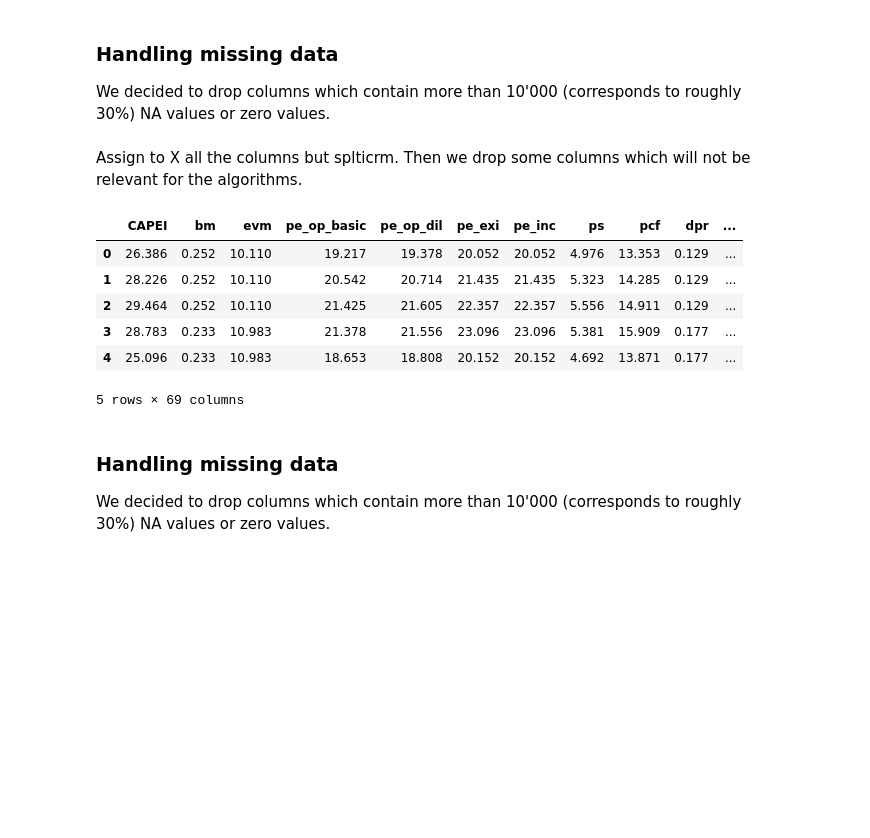
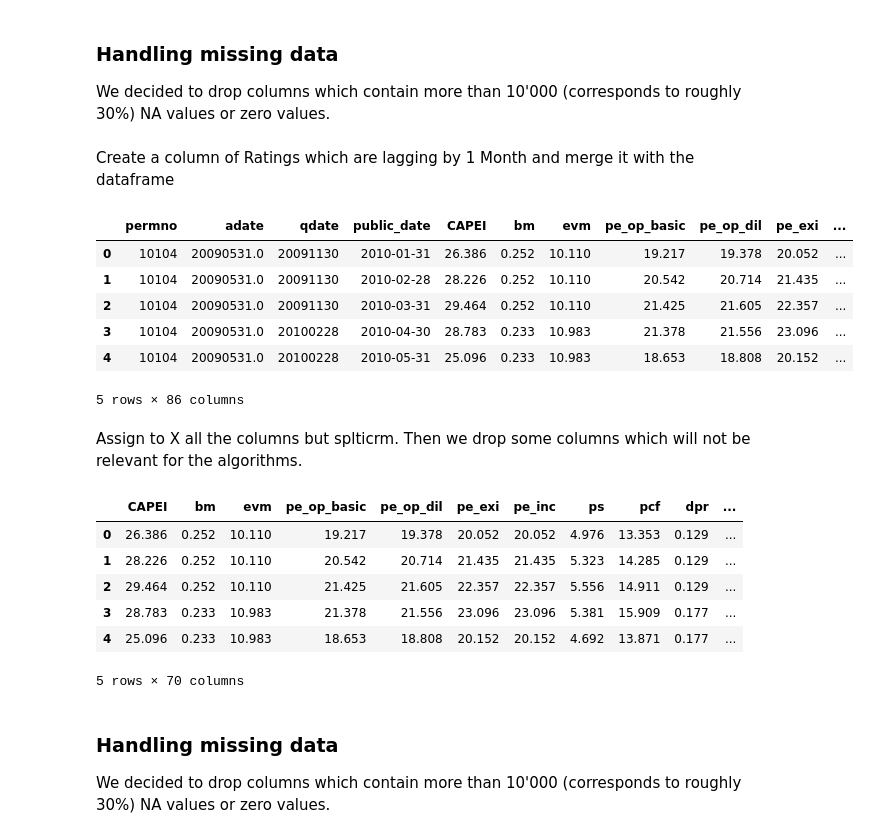
Before and after one commit to Mongobob/ML_Finance, a Jupyter notebook: Main.ipynb, the cells around one changed output. Cells and saved outputs as stored; diff of their text form; code cells hidden in the pictures; blank space fills up the shorter version.

Commit message:
Add files via upload
Added the lagging_rating Function and corrected inconsistencies/bugs

```diff
--- a/Main.ipynb
+++ b/Main.ipynb
@@ -132,6 +132,24 @@ delZeros= df.columns[Zeros] #drops rd_sale, adv_sale, staff_sale
 df = df.drop(delNAs, axis=1)
 df = df.drop(delZeros, axis=1)
 df.to_csv(r'C:\Users\Sandro\OneDrive\Dokumente\Universität Zürich\Aufbaustufe\2020 FS\Introduction to Machine Learning\Group Project\Collection\ML_Finance-master\Clean Mapping.csv')
+# %% [markdown]
+Create a column of Ratings which are lagging by 1 Month and merge it with the dataframe
+# %%
+nest_list=functions.create_lagging_Ratings_1M(r'C:\Users\Sandro\OneDrive\Dokumente\Universität Zürich\Aufbaustufe\2020 FS\Introduction to Machine Learning\Group Project\Collection\ML_Finance-master\Clean Mapping.csv')
+dframe=pd.DataFrame(nest_list,columns=['key','Lagging-Rating_1M'])
+#Replace the Nonetype from python with NaN from pandas
+dframe.fillna(value=pd.np.nan, inplace=True)
+#Now merge the new Dataframe to our main-df
+df = df.merge(dframe, how='left', on=['key'])
+df.head()
+# %% [output]
+|  | permno | adate | qdate | public_date | CAPEI | bm | evm | pe_op_basic | pe_op_dil | pe_exi | ... |
+| 0 | 10104 | 20090531.0 | 20091130 | 2010-01-31 | 26.386 | 0.252 | 10.110 | 19.217 | 19.378 | 20.052 | ... |
+| 1 | 10104 | 20090531.0 | 20091130 | 2010-02-28 | 28.226 | 0.252 | 10.110 | 20.542 | 20.714 | 21.435 | ... |
+| 2 | 10104 | 20090531.0 | 20091130 | 2010-03-31 | 29.464 | 0.252 | 10.110 | 21.425 | 21.605 | 22.357 | ... |
+| 3 | 10104 | 20090531.0 | 20100228 | 2010-04-30 | 28.783 | 0.233 | 10.983 | 21.378 | 21.556 | 23.096 | ... |
+| 4 | 10104 | 20090531.0 | 20100228 | 2010-05-31 | 25.096 | 0.233 | 10.983 | 18.653 | 18.808 | 20.152 | ... |
+5 rows × 86 columns
 # %% [markdown]
 Assign to X all the columns but splticrm. Then we drop some columns which will not be relevant for the algorithms.
 # %%
@@ -146,7 +164,7 @@ X.head()
 | 2 | 29.464 | 0.252 | 10.110 | 21.425 | 21.605 | 22.357 | 22.357 | 5.556 | 14.911 | 0.129 | ... |
 | 3 | 28.783 | 0.233 | 10.983 | 21.378 | 21.556 | 23.096 | 23.096 | 5.381 | 15.909 | 0.177 | ... |
 | 4 | 25.096 | 0.233 | 10.983 | 18.653 | 18.808 | 20.152 | 20.152 | 4.692 | 13.871 | 0.177 | ... |
-5 rows × 69 columns
+5 rows × 70 columns
 # %% [markdown]
 ### Handling missing data
 We decided to drop columns which contain more than 10'000 (corresponds to roughly 30%)  NA values or zero values.
```
Also changed, not shown: 1 other file.
